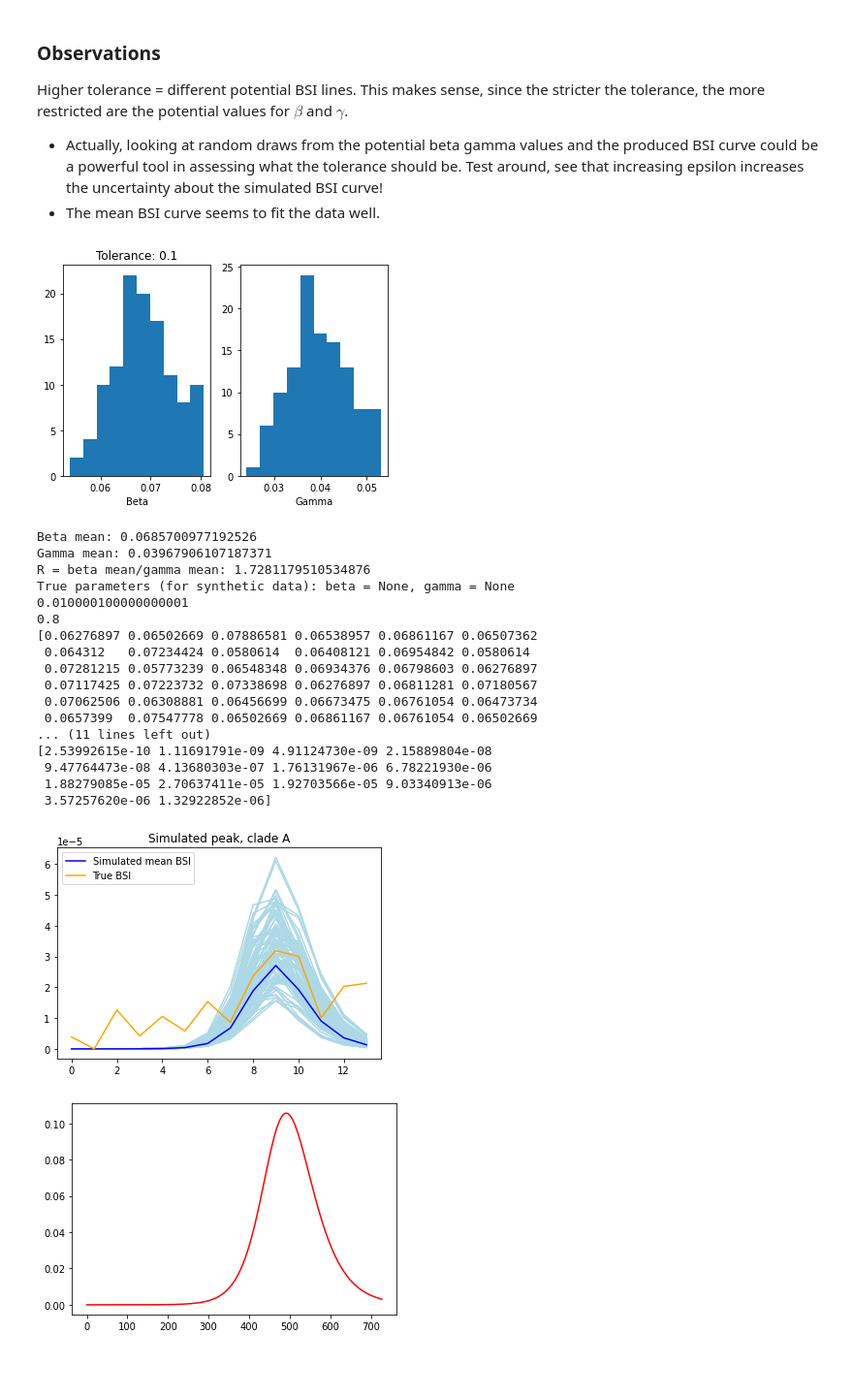
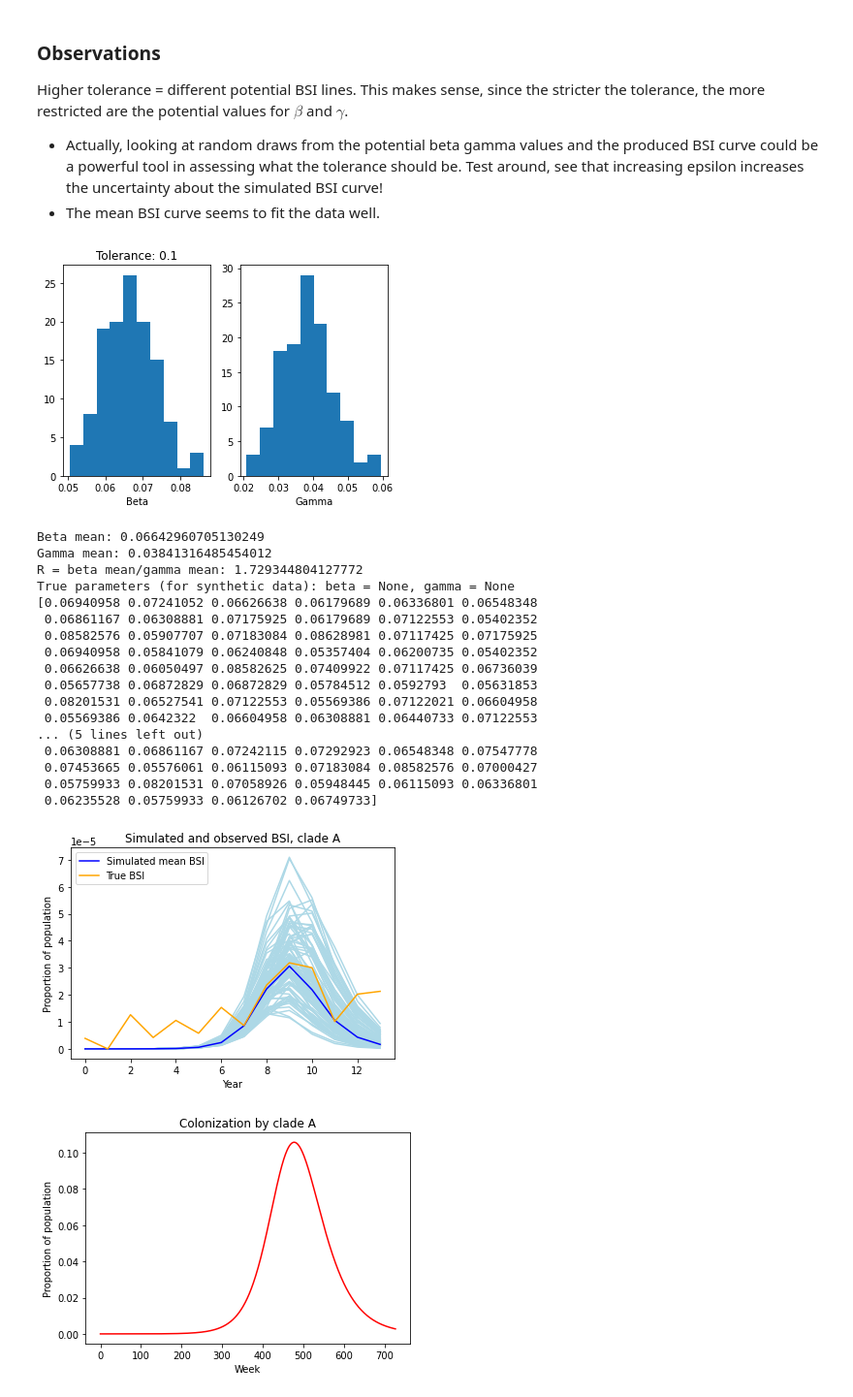
Before and after one commit to fanoja/Ecoli-R0, a Jupyter notebook: grid/grid_visualization.ipynb, the cells around one changed output. Shown at 97% size. Saved outputs shown, nothing was run; the diff lists cells and outputs as text; code cells hidden in the pictures; blank space fills up the shorter version.

```diff
--- a/grid/grid_visualization.ipynb
+++ b/grid/grid_visualization.ipynb
@@ -522,6 +506,12 @@ I0 = theta_BSI_A_0*theta_C/(theta_BSI_A_0 + or_hat*theta_BSI - theta_BSI_A_0*or_
 # %%
 # Test this by fitting to real data:
+
+res_root = "grid/res/14_years/"
+import os
+import importlib
 print(os.getcwd())
+os.chdir('/u/50/ojalaf2/unix/Dropbox (Aalto)/Ecoli/')
+
 import grid_params
 importlib.reload(grid_params)
 from grid_params import *
@@ -539,6 +529,7 @@ pop_size = 1000000
 theta_bsi = 0.00001
 res_id = "I0_test"
 obs_data = "NORM"
+n_grid = 250
 
 print(batch_size)
 
@@ -567,6 +558,7 @@ plt.savefig(res_root + "real_BSI_obs_" + res_id + ".pdf", format="pdf", bbox_inc
 Using real data. Dataset: NORM, clade: A
 [figure]
 # %%
+pairs = get_valid_beta_gamma_pairs(n_grid, n_grid)
 dists, summary_dists = get_distance_points(pairs, bsi_obs, sim_pars, [BSI_max, BSI_max_t])
 # %% [output]
 Iter: 0
@@ -644,58 +635,62 @@ print(par1s)
 
 # In addition, show the mean simulation line:
 mean_simseq = SIR_and_BSI_simulator(par1 = np.mean(pairs[np.where(dists< eps)[0],0]), par2 = np.mean(pairs[np.where(dists < eps)[0],1]), nt = sim_pars["n_weeks"], N = sim_pars["pop_size"],\
-                               bsi_pars = bsi_pars, I0 = sim_pars["I0"], is_prop = sim_pars["is_prop"], is_agg = sim_pars["is_agg"],\
+                               bsi_pars = bsi_pars, is_prop = sim_pars["is_prop"], is_agg = sim_pars["is_agg"],\
                                time_period = sim_pars["time_period"], reparam = sim_pars["reparam"], batch_size = sim_pars["batch_size"],\
                                random_state = sim_pars["random_state"])
 
 for i in range(0,n_reps):
     simseq = SIR_and_BSI_simulator(par1 = par1s[i], par2 = par2s[i], nt = sim_pars["n_weeks"], N = sim_pars["pop_size"],\
-                                   bsi_pars = bsi_pars, I0 = sim_pars["I0"], is_prop = sim_pars["is_prop"], is_agg = sim_pars["is_agg"],\
+                                   bsi_pars = bsi_pars, is_prop = sim_pars["is_prop"], is_agg = sim_pars["is_agg"],\
                                    time_period = sim_pars["time_period"], reparam = sim_pars["reparam"], batch_size = sim_pars["batch_size"],\
                                    random_state = sim_pars["random_state"])
 
     plt.plot(simseq[0], color = "lightblue") # jos kerron sadalla, osuu tuohon yhteen piikkiin sentään.
 
 plt.plot(mean_simseq[0], label = "Simulated mean BSI", color = "blue")
 plt.plot(np.array(bsi_obs_data), label = "True BSI", color = "orange")
 
 
 plt.legend()
-plt.title(f"Simulated peak, clade {clade}")
+plt.title(f"Simulated and observed BSI, clade {clade}")
 plt.savefig(res_root + "incidence_results_I0_test" + ".pdf", format="pdf", bbox_inches="tight")
+plt.xlabel("Year")
+plt.ylabel("Proportion of population")
 plt.show()
 
 # also include the SIR curve representing the colonization proportion - mean value:
 from cluster.scripts.SIR_functions import SIR, prop_to_nSIR
 colseq = SIR(par1 = np.mean(pairs[np.where(dists< eps)[0],0]), par2 = np.mean(pairs[np.where(dists< eps)[0],1]),\
-             nt = sim_pars["n_weeks"], N = sim_pars["pop_size"], I0 = sim_pars["I0"], reparam = sim_pars["reparam"],\
+             nt = sim_pars["n_weeks"], N = sim_pars["pop_size"],reparam = sim_pars["reparam"],\
              batch_size = sim_pars["batch_size"], random_state = sim_pars["random_state"])
 
 #print(colseq)
 plt.plot(colseq[1][0], label = f"Mean colonization", color = "red")
 plt.title(f"Colonization by clade {clade}")
+plt.xlabel("Week")
+plt.ylabel("Proportion of population")
 plt.show()
 # %% [output]
-[figure, old version]
+[figure, new version]
-Beta mean: 0.0685700977192526
-Gamma mean: 0.03967906107187371
-R = beta mean/gamma mean: 1.7281179510534876
+Beta mean: 0.06642960705130249
+Gamma mean: 0.03841316485454012
+R = beta mean/gamma mean: 1.729344804127772
 True parameters (for synthetic data): beta = None, gamma = None
-0.010000100000000001
-0.8
-[0.06276897 0.06502669 0.07886581 0.06538957 0.06861167 0.06507362
- 0.064312   0.07234424 0.0580614  0.06408121 0.06954842 0.0580614
- 0.07281215 0.05773239 0.06548348 0.06934376 0.06798603 0.06276897
- 0.07117425 0.07223732 0.07338698 0.06276897 0.06811281 0.07180567
- 0.07062506 0.06308881 0.06456699 0.06673475 0.06761054 0.06473734
- 0.0657399  0.07547778 0.06502669 0.06861167 0.06761054 0.06502669
-... (11 lines left out)
-[2.53992615e-10 1.11691791e-09 4.91124730e-09 2.15889804e-08
- 9.47764473e-08 4.13680303e-07 1.76131967e-06 6.78221930e-06
- 1.88279085e-05 2.70637411e-05 1.92703566e-05 9.03340913e-06
- 3.57257620e-06 1.32922852e-06]
+[0.06940958 0.07241052 0.06626638 0.06179689 0.06336801 0.06548348
+ 0.06861167 0.06308881 0.07175925 0.06179689 0.07122553 0.05402352
+ 0.08582576 0.05907707 0.07183084 0.08628981 0.07117425 0.07175925
+ 0.06940958 0.05841079 0.06240848 0.05357404 0.06200735 0.05402352
+ 0.06626638 0.06050497 0.08582625 0.07409922 0.07117425 0.06736039
+ 0.05657738 0.06872829 0.06872829 0.05784512 0.0592793  0.05631853
+ 0.08201531 0.06527541 0.07122553 0.05569386 0.07122021 0.06604958
+ 0.05569386 0.0642322  0.06604958 0.06308881 0.06440733 0.07122553
+... (5 lines left out)
+ 0.06308881 0.06861167 0.07242115 0.07292923 0.06548348 0.07547778
+ 0.07453665 0.05576061 0.06115093 0.07183084 0.08582576 0.07000427
+ 0.05759933 0.08201531 0.07058926 0.05948445 0.06115093 0.06336801
+ 0.06235528 0.05759933 0.06126702 0.06749733]
-[figure, old version]
+[figure, new version]
-[figure, old version]
+[figure, new version]
 # %%
 # Test nro 2: NORM, clade C1
 
```
Also changed, not shown: parts of 13 cells of this notebook, 2 other files.
